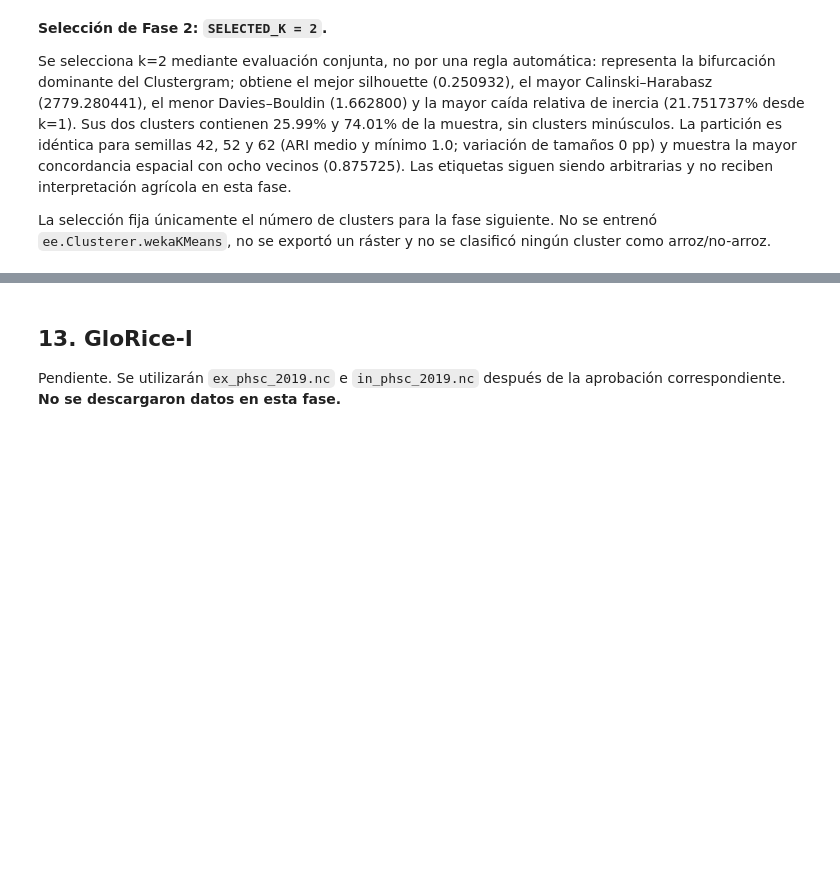
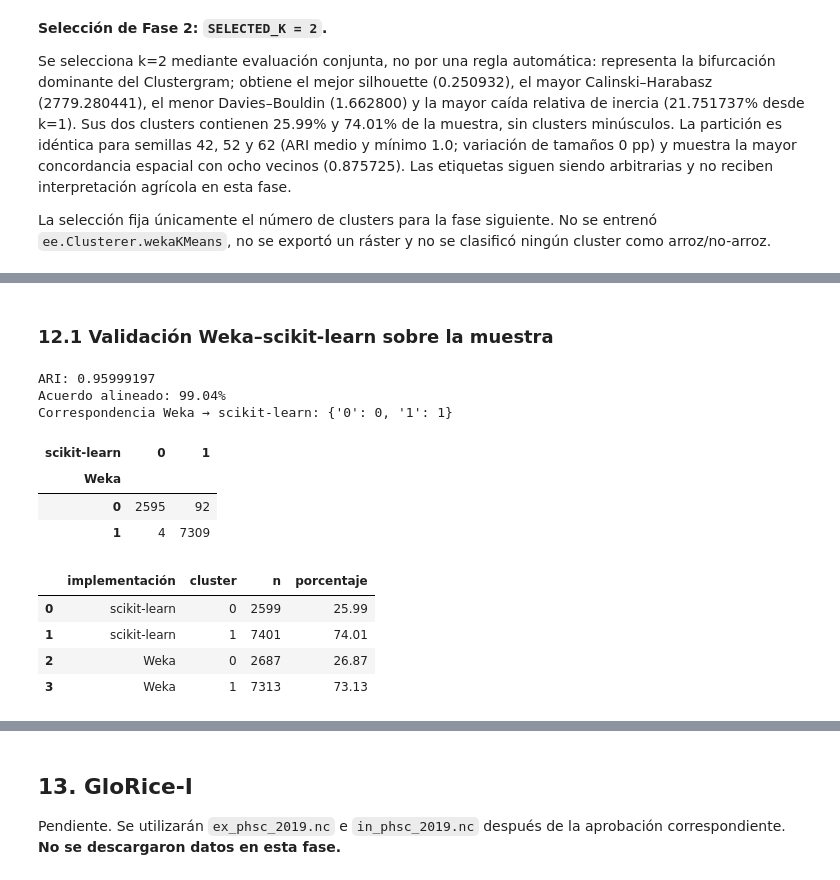
Before and after one commit to anzonyquispe/GeoAgent, a Jupyter notebook: Assignments/Assignment2/Assignment2_Identifying_Rice_Areas_grupo3.ipynb, the cells around one changed output, grey strips where cells are left out. Drawn from its saved outputs; the diff is of its cells as text; code cells hidden in the pictures; blank space fills up the shorter version.

```diff
--- a/Assignments/Assignment2/Assignment2_Identifying_Rice_Areas_grupo3.ipynb
+++ b/Assignments/Assignment2/Assignment2_Identifying_Rice_Areas_grupo3.ipynb
@@ -1122,0 +1171,44 @@ fase.**
+# %% [markdown]
+### 12.1 Validación Weka–scikit-learn sobre la muestra
+# %%
+comparison = phase3["weka_sklearn_comparison"]
+contingency = pd.DataFrame(
+    comparison["contingency_weka_rows_sklearn_columns"]
+).T.astype(int)
+contingency.index.name = "Weka"
+contingency.columns.name = "scikit-learn"
+
+size_rows = []
+for implementation, key in (
+    ("scikit-learn", "sklearn_sizes"),
+    ("Weka", "weka_sizes"),
+):
+    for cluster_id, values in comparison[key].items():
+        size_rows.append(
+            {
+                "implementación": implementation,
+                "cluster": int(cluster_id),
+                "n": int(values["size"]),
+                "porcentaje": 100 * float(values["proportion"]),
+            }
+        )
+size_table = pd.DataFrame(size_rows)
+
+print(f"ARI: {comparison['ari']:.8f}")
+print(f"Acuerdo alineado: {100 * comparison['aligned_agreement']:.2f}%")
+print("Correspondencia Weka → scikit-learn:", comparison["label_mapping_weka_to_sklearn"])
+display(contingency)
+display(size_table)
+# %% [output]
+ARI: 0.95999197
+Acuerdo alineado: 99.04%
+Correspondencia Weka → scikit-learn: {'0': 0, '1': 1}
+| scikit-learn | 0 | 1 |
+| Weka |  |  |
+| 0 | 2595 | 92 |
+| 1 | 4 | 7309 |
+|  | implementación | cluster | n | porcentaje |
+| 0 | scikit-learn | 0 | 2599 | 25.99 |
+| 1 | scikit-learn | 1 | 7401 | 74.01 |
+| 2 | Weka | 0 | 2687 | 26.87 |
+| 3 | Weka | 1 | 7313 | 73.13 |
```
Also changed, not shown: parts of 13 cells of this notebook.
